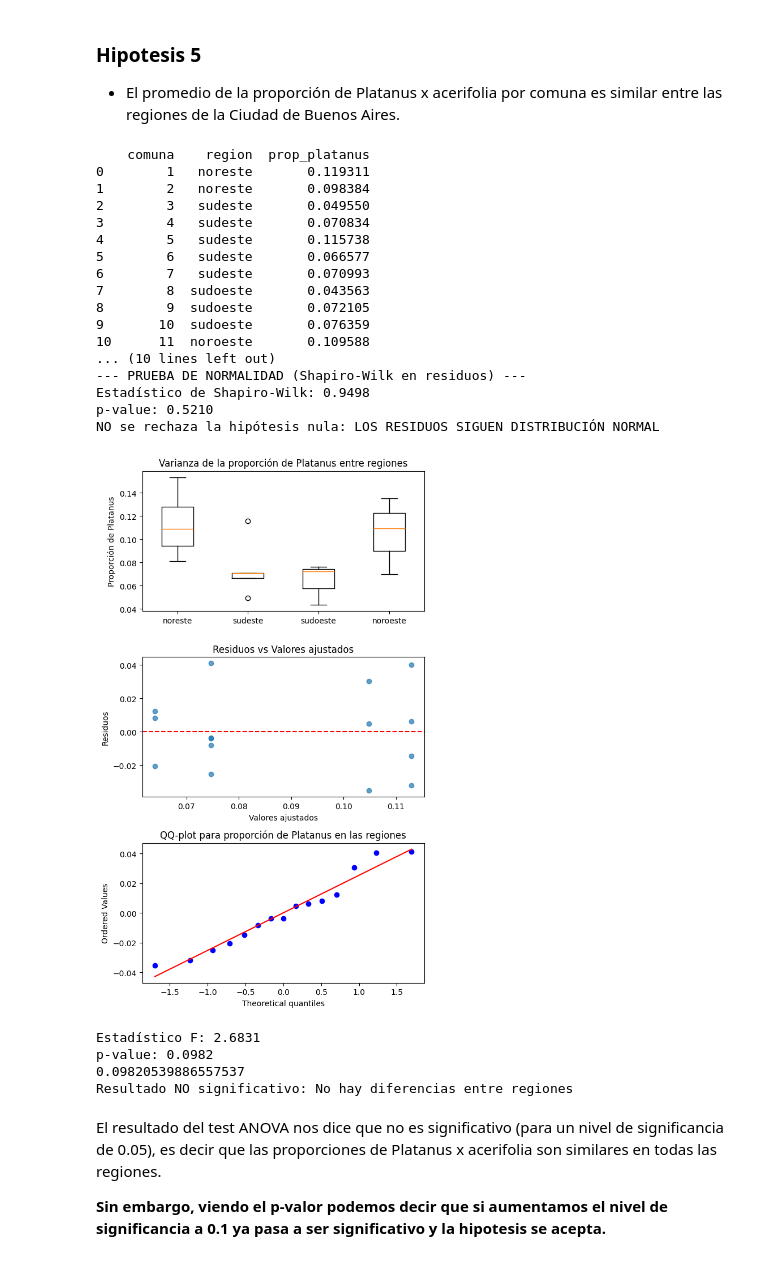
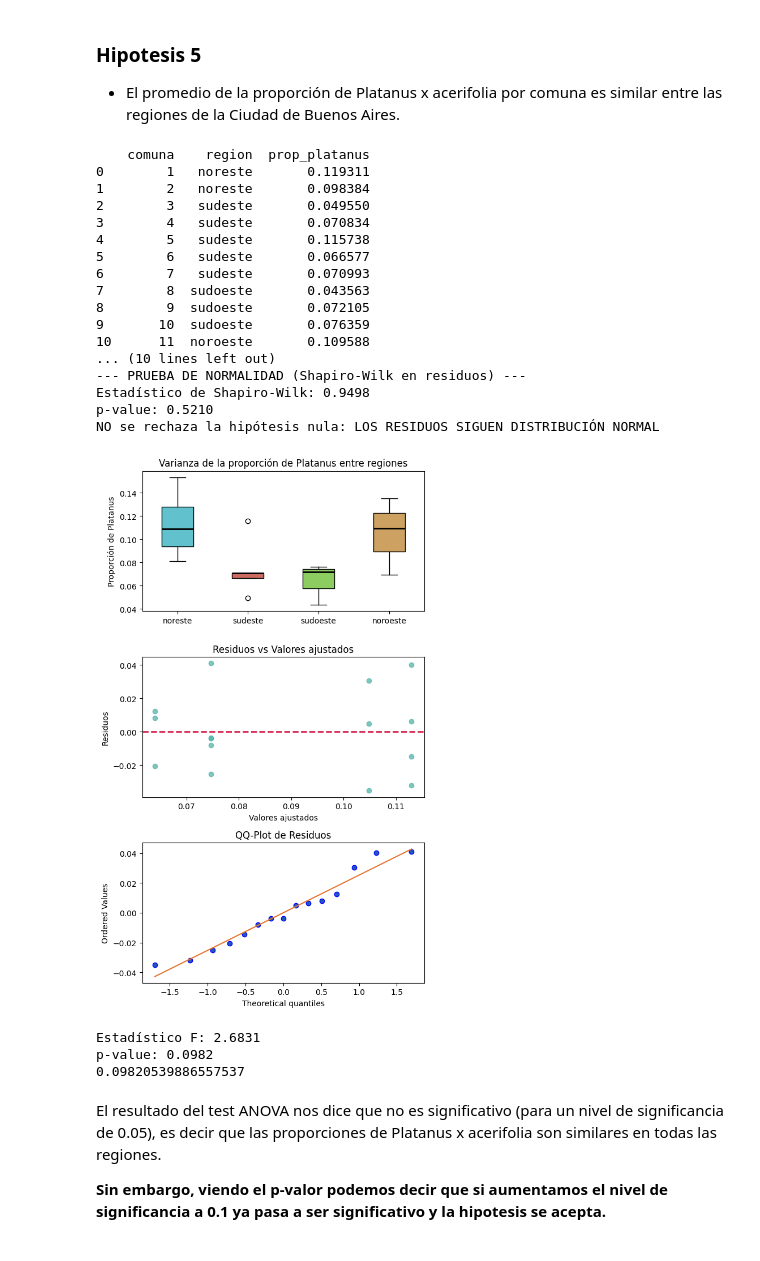
Before and after one commit to valentinabulat/TPFundamentos, a Jupyter notebook: Grupo10-TpeFundamentos.ipynb, the cells around one changed output. Saved outputs shown, nothing was run; the diff lists cells and outputs as text; code cells hidden in the pictures.

```diff
--- a/Grupo10-TpeFundamentos.ipynb
+++ b/Grupo10-TpeFundamentos.ipynb
@@ -720,7 +740,7 @@ datos_por_region = {}
 for region in regiones:
     datos_por_region[region] = proporcion[proporcion['region'] == region]['prop_platanus'].values
 
-# 2. Verificar HOMOCEDASTICIDAD (igualdad de varianzas) - Test de Levene
+# Verificar HOMOCEDASTICIDAD (igualdad de varianzas) - Test de Levene
 print("\n--- PRUEBA DE LEVENE (Homocedasticidad) ---")
 levene_stat, levene_p = levene(*datos_por_region.values())
 print(f"Estadístico de Levene: {levene_stat:.4f}")
@@ -733,7 +753,7 @@ else:
     print("SE RECHAZA la hipótesis nula: LAS VARIANZAS NO SON IGUALES")
     homocedasticidad = False
 
-# 3. Verificar NORMALIDAD - Test de Shapiro-Wilk en los residuos
+# Verificar NORMALIDAD - Test de Shapiro-Wilk en los residuos
 print("\n--- PRUEBA DE NORMALIDAD (Shapiro-Wilk en residuos) ---")
 
 # Calcular residuos (diferencia entre cada valor y la media de su grupo)
@@ -760,58 +780,86 @@ else:
 
 fig, axes = plt.subplots(3, 1, figsize=(6, 10))
 
+colores_regiones = {
+    regiones[0]: "#61C1CC",
+    regiones[1]: "#CC6C61",
+    regiones[2]: "#8CCC61",
+    regiones[3]: "#CCA161"
+}
+
 # --- GRÁFICO 1: Boxplot por región (homocedasticidad) ---
-axes[0].boxplot([datos_por_region[region] for region in regiones], labels=regiones)
-axes[0].set_title('Varianza de la proporción de Platanus entre regiones')
-axes[0].set_ylabel('Proporción de Platanus')
+box = axes[0].boxplot(
+    [datos_por_region[region] for region in regiones],
+    labels=regiones,
+    patch_artist=True,  # permite colorear las cajas
+    medianprops={'color': 'black', 'linewidth': 2}
+)
 
-# --- GRÁFICO 2: Residuos vs valores ajustados (homocedasticidad) ---
+for patch, region in zip(box['boxes'], regiones):
+    patch.set_facecolor(colores_regiones[region])
+
+axes[0].set_title('Varianza de la proporción de Platanus entre regiones', fontsize=12)
+axes[0].set_ylabel('Proporción de Platanus', fontsize=10)
+
+# --- GRÁFICO 2: Residuos vs valores ajustados ---
 valores_ajustados = [np.mean(datos_por_region[row['region']]) for idx, row in proporcion.iterrows()]
-axes[1].scatter(valores_ajustados, residuos, alpha=0.7)
-axes[1].axhline(y=0, color='red', linestyle='--')
-axes[1].set_title('Residuos vs Valores ajustados')
-axes[1].set_xlabel('Valores ajustados')
-axes[1].set_ylabel('Residuos')
+
+axes[1].scatter(
+    valores_ajustados,
+    residuos,
+    alpha=0.75,
+    color="#53B4AA"
+)
+axes[1].axhline(y=0, color="#D62753", linestyle="--", linewidth=2)
+
+axes[1].set_title("Residuos vs Valores ajustados", fontsize=12)
+axes[1].set_xlabel("Valores ajustados", fontsize=10)
+axes[1].set_ylabel("Residuos", fontsize=10)
 
 # --- GRÁFICO 3: QQ-plot de residuos (normalidad) ---
-stats.probplot(residuos, dist="norm", plot=axes[2])
-axes[2].set_title('QQ-plot para proporción de Platanus en las regiones')
+stats.probplot(residuos,
+               dist="norm",
+               plot=axes[2])
+
+axes[2].get_lines()[0].set_markerfacecolor("#2258BD")
+
+axes[2].get_lines()[1].set_color("#E67330")
+axes[2].set_title("QQ-Plot de Residuos", fontsize=12)
 
 plt.tight_layout()
 plt.show()
 
 #tanto el p valor del test de levene como de shapiro nos dio >0,05,
 #por lo tanto se cumplen los supuestos de ANOVA y podemos hacer el test parametrico
 
 # ANOVA paramétrico
 anova_result = stats.f_oneway(*[datos_por_region[region] for region in regiones])
 print(f"Estadístico F: {anova_result.statistic:.4f}")
 print(f"p-value: {anova_result.pvalue:.4f}")
 
 print(anova_result.pvalue)
 # %% [output]
     comuna    region  prop_platanus
 0        1   noreste       0.119311
 1        2   noreste       0.098384
 2        3   sudeste       0.049550
 3        4   sudeste       0.070834
 4        5   sudeste       0.115738
 5        6   sudeste       0.066577
 6        7   sudeste       0.070993
 7        8  sudoeste       0.043563
 8        9  sudoeste       0.072105
 9       10  sudoeste       0.076359
 10      11  noroeste       0.109588
 ... (10 lines left out)
 --- PRUEBA DE NORMALIDAD (Shapiro-Wilk en residuos) ---
 Estadístico de Shapiro-Wilk: 0.9498
 p-value: 0.5210
 NO se rechaza la hipótesis nula: LOS RESIDUOS SIGUEN DISTRIBUCIÓN NORMAL
-[figure, old version]
+[figure, new version]
 Estadístico F: 2.6831
 p-value: 0.0982
 0.09820539886557537
-Resultado NO significativo: No hay diferencias entre regiones
 # %% [markdown]
 El resultado del test ANOVA nos dice que no es significativo (para un nivel de significancia de 0.05), es decir que las proporciones de Platanus x acerifolia son similares en todas las regiones.
 
```
Also changed, not shown: parts of 23 cells of this notebook.
